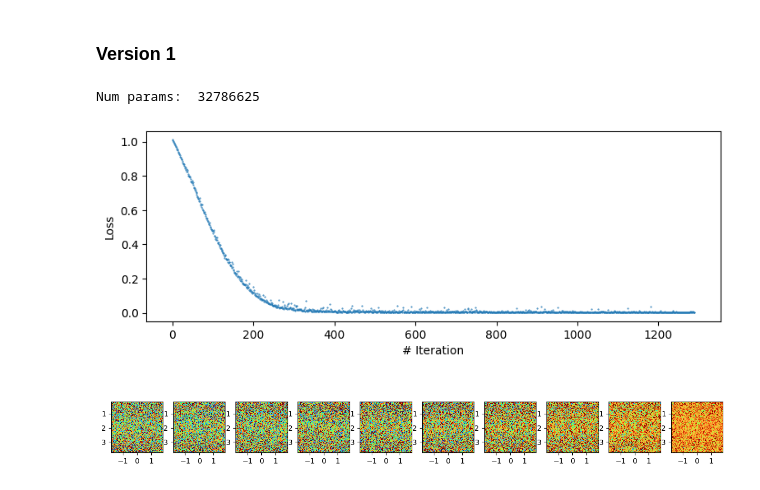
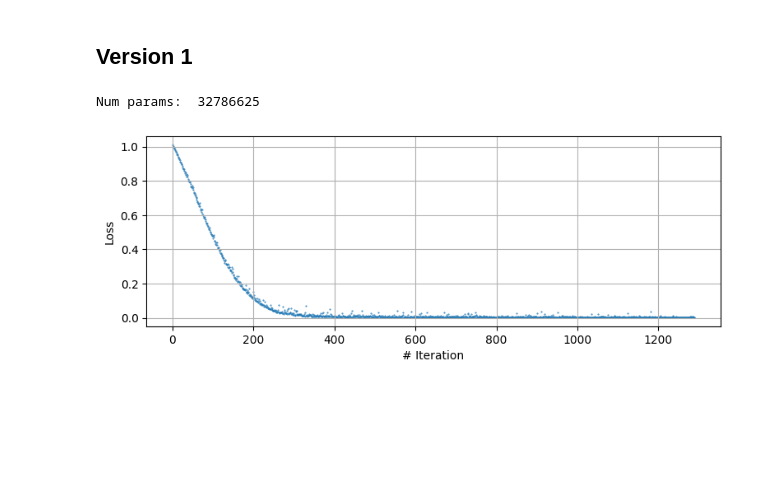
Before and after one commit to SebastianMerino/DL-Attenuation, a Jupyter notebook: sampling_simple.ipynb, the cells around one changed output. Saved outputs shown, nothing was run; the diff lists cells and outputs as text; code cells hidden in the pictures; blank space fills up the shorter version.

Commit message:
tested new model

```diff
--- a/sampling_simple.ipynb
+++ b/sampling_simple.ipynb
@@ -59,7 +59,7 @@ BATCH_SIZE = 1
 dataloader = DataLoader(data, batch_size=BATCH_SIZE, shuffle=True, drop_last=True)
 # %% [markdown]
 
-###  Version 1
+##  Version 1
 # %%
 from modules.model import UNETv1
 from modules.plotting_utils import *
@@ -75,15 +75,16 @@ Num params:  32786625
 # %%
 
 plt.figure(figsize=(9, 3))
 loss_npy = np.load(save_dir/f"loss_{training_epochs}.npy")
 plt.scatter([x for x in range(len(loss_npy))], loss_npy, s=0.2)
 plt.xlabel('# Iteration')
 plt.ylabel('Loss')
 #plt.xlim(000,35000)
 # plt.ylim(0, 0.01)
+plt.grid()
 plt.show()
 # %% [output]
-[figure, old version]
+[figure, new version]
 # %%
 from scipy.signal import hilbert
 from scipy.io import loadmat
@@ -104,8 +94,0 @@ Bmode = Bmode - np.max(Bmode)
-# %%
-intermediate = []
-for step in diffusion.p_sample_loop_progressive(model1, y_sample.shape, x_sample, progress=True, clip_denoised=True):
-    intermediate.append(step['sample'].cpu().detach())
-
-show_reverse_process(intermediate[::100])
-# %% [output]
-[figure, removed]
```
Also changed, not shown: parts of 6 cells of this notebook.
